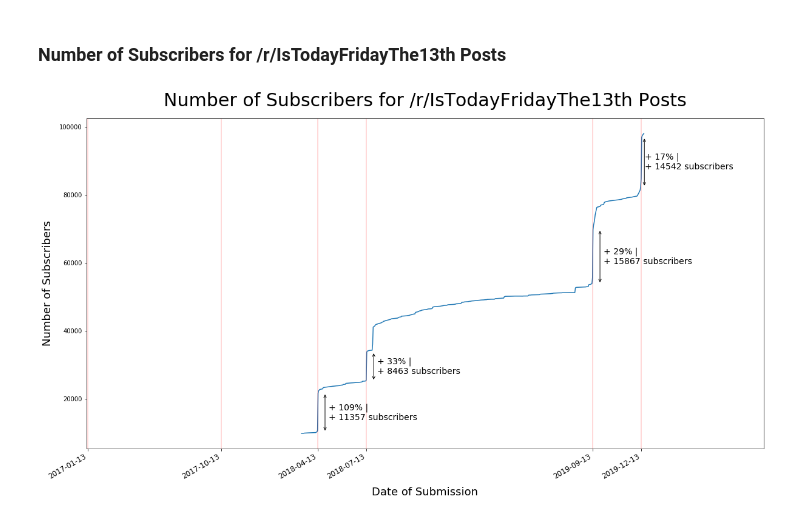
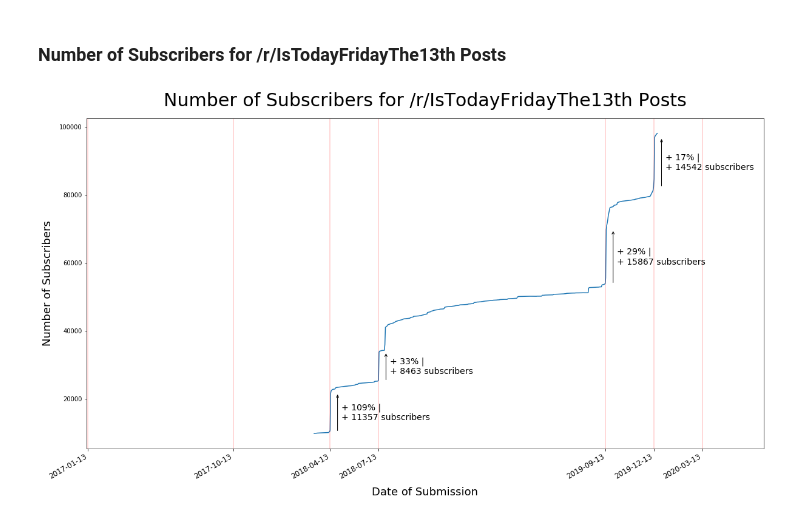
Before and after one commit to francislin96/IsTodayFridayThe13th, a Jupyter notebook: IsTodayFridayThe13th.ipynb, the cells around one changed output. Drawn from its saved outputs; the diff is of its cells as text; code cells hidden in the pictures.

```diff
--- a/IsTodayFridayThe13th.ipynb
+++ b/IsTodayFridayThe13th.ipynb
@@ -76,5 +76,5 @@ def get_friday_the_13ths(start_date='1/10/2017', end_date=datetime.datetime.date
     friday_the_13ths = []
     for d in pd.date_range(start=start_date, end=end_date).to_pydatetime().tolist():
         if ((d.day == 13) & (d.weekday()==4)):
-            friday_the_13ths.append(d.strftime('%Y-%m-%d'))
+            friday_the_13ths.append(d)
     return friday_the_13ths
@@ -81,4 +88,4 @@ def get_friday_the_13ths(start_date='1/10/2017', end_date=datetime.datetime.date
 # %%
 # add days to dates
 def add_days(date, num_days):
-    return (datetime.datetime.strptime(date, '%Y-%m-%d') + datetime.timedelta(num_days)).strftime('%Y-%m-%d')
+    return date + datetime.timedelta(num_days)
@@ -141,7 +146,7 @@ for date_ranges_index in range(0, len(date_ranges.index)):
     df_total = df_total.append(df, ignore_index=True, sort=True)
 
 # add date column
-df_total['date'] = df_total.created_utc.apply(lambda t: time.strftime('%Y-%m-%d', time.gmtime(t)))
+df_total['date'] = df_total.created_utc.apply(lambda t: datetime.datetime.strptime(time.strftime('%Y-%m-%d', time.gmtime(t)), '%Y-%m-%d'))
 # %%
 # save results, for easier loading in the future
 df_total.to_csv("df_total.csv", index=False)
@@ -246,39 +251,38 @@ plt.show()
 # %%
 # set up figure size
 fig, ax = plt.subplots(figsize=(20,10))
-plt.xlim(right=200+(datetime.datetime.strptime('2019-12-12', '%Y-%m-%d') - datetime.datetime.strptime('2017-01-10', '%Y-%m-%d')).days)
+plt.xlim([df_total['date'].iloc[0], add_days(df_total['date'].iloc[-1], 200)])
 
 # figure metadata
 ax.set_title('Number of Subscribers for /r/IsTodayFridayThe13th Posts', fontsize= 30, pad=20)
 plt.xlabel('Date of Submission', fontsize= 18, labelpad=10)
 plt.ylabel('Number of Subscribers', fontsize= 18, labelpad=10)
 
-# plot data
-# ax.plot(df_total.date, df_total.score)
-# ax.plot(df_total.date, df_total.num_comments)
+# plot subscriber data
 ax.plot(df_total.date, df_total.subreddit_subscribers)
 
 # lines for Friday the 13th
-friday_the_13ths = get_friday_the_13ths()
+friday_the_13ths = get_friday_the_13ths(end_date=add_days(df_total['date'].iloc[-1], 200))
 for i in friday_the_13ths:
     plt.axvline(i, color='r', alpha=0.2)
 plt.xticks(friday_the_13ths, rotation=30, ha='right', fontsize=12)
 
 # annotations for Friday the 13ths
 for idx, d in enumerate(get_friday_the_13ths(start_date='2018-04-01')):
-
+    # get number of subs before and after Friday the 13th
     d1_subs = df_total[df_total['date'] == add_days(d, -1)].iloc[0]['subreddit_subscribers']
     d2_subs = df_total[df_total['date'] == add_days(d, 1)].iloc[0]['subreddit_subscribers']
+    # annotate
     plt.annotate('', xy=(add_days(d, 14), d1_subs), xycoords='data',
                  xytext=(add_days(d, 14), d2_subs), textcoords='data',
-                 arrowprops=dict(arrowstyle='<->', color='0', connectionstyle='angle3,angleA=0,angleB=90'))
+                 arrowprops=dict(arrowstyle='<-', color='0', connectionstyle='angle3,angleA=0,angleB=90'))
     plt.annotate('+ {}% |\n+ {} subscribers'.format(int(100*(d2_subs-d1_subs)/d1_subs),int(d2_subs-d1_subs)),
                  xy=(add_days(d, 21), np.mean([d1_subs, d2_subs])), va='center', ha='left', fontsize=14)
 
 # save figure
 plt.savefig('IsTodayFridayThe13thSubscribers.png')
 
 # show plot
 plt.show()
 # %% [output]
-[figure, old version]
+[figure, new version]
```
Also changed, not shown: parts of 5 cells of this notebook, 4 other files.
